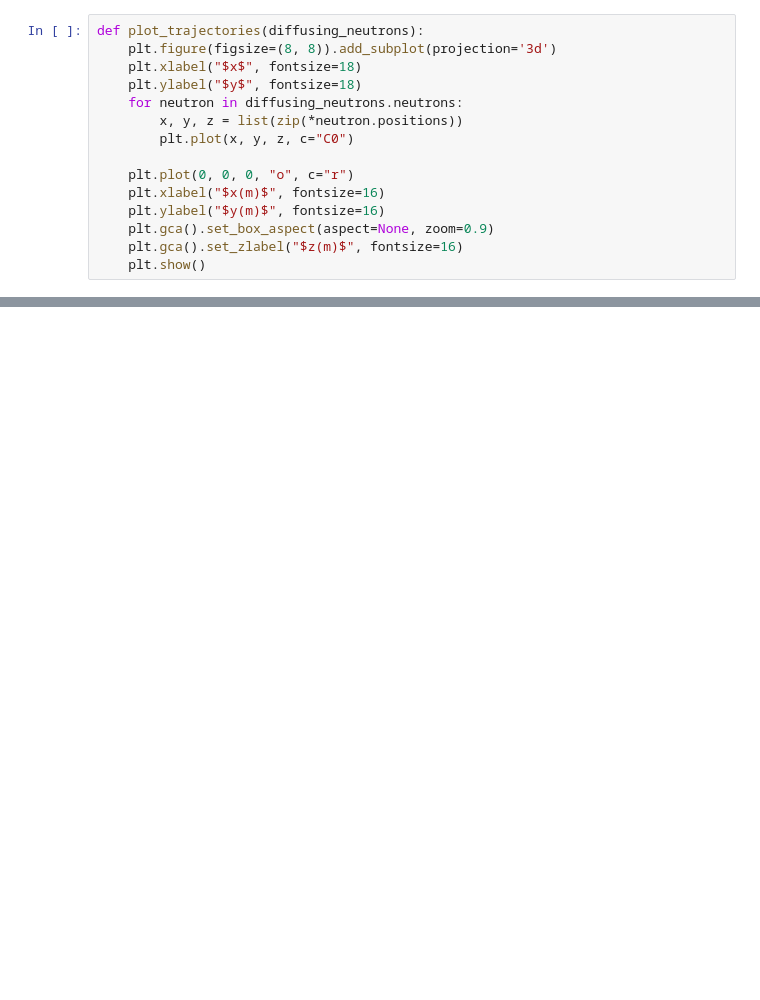
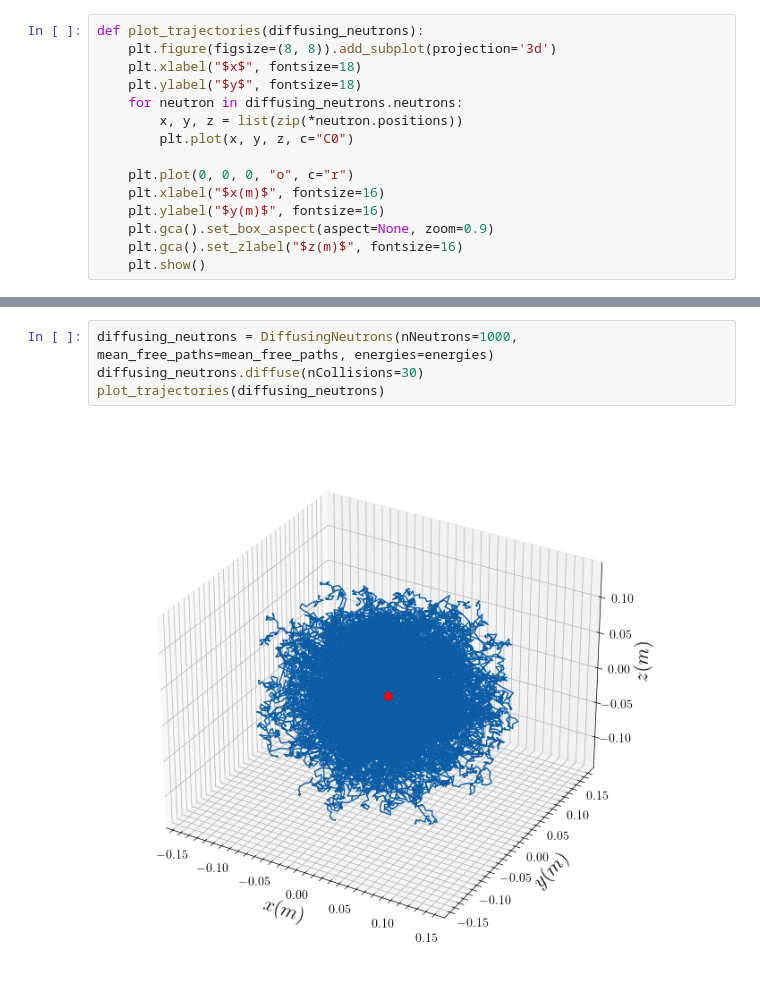
Before and after one commit to DerkNiessink/NeutroWater, a Jupyter notebook: collision.ipynb, the cells around one changed output, grey strips where cells are left out. Saved outputs shown, nothing was run; the diff lists cells and outputs as text; blank space fills up the shorter version.

```diff
--- a/collision.ipynb
+++ b/collision.ipynb
@@ -39,0 +47,6 @@ plot_trajectories(diffusing_neutrons)
+# %%
+diffusing_neutrons = DiffusingNeutrons(nNeutrons=1000, mean_free_paths=mean_free_paths, energies=energies)
+diffusing_neutrons.diffuse(nCollisions=30)
+plot_trajectories(diffusing_neutrons)
+# %% [output]
+[figure, added]
```
Also changed, not shown: parts of 5 cells of this notebook, 1 other file.
